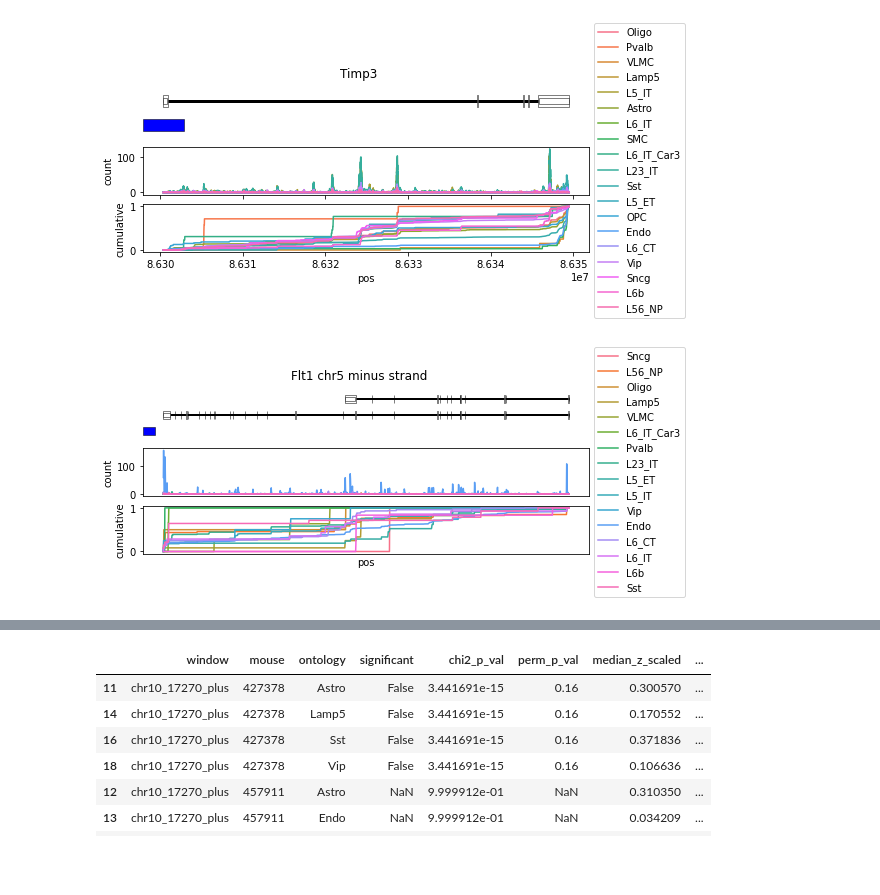
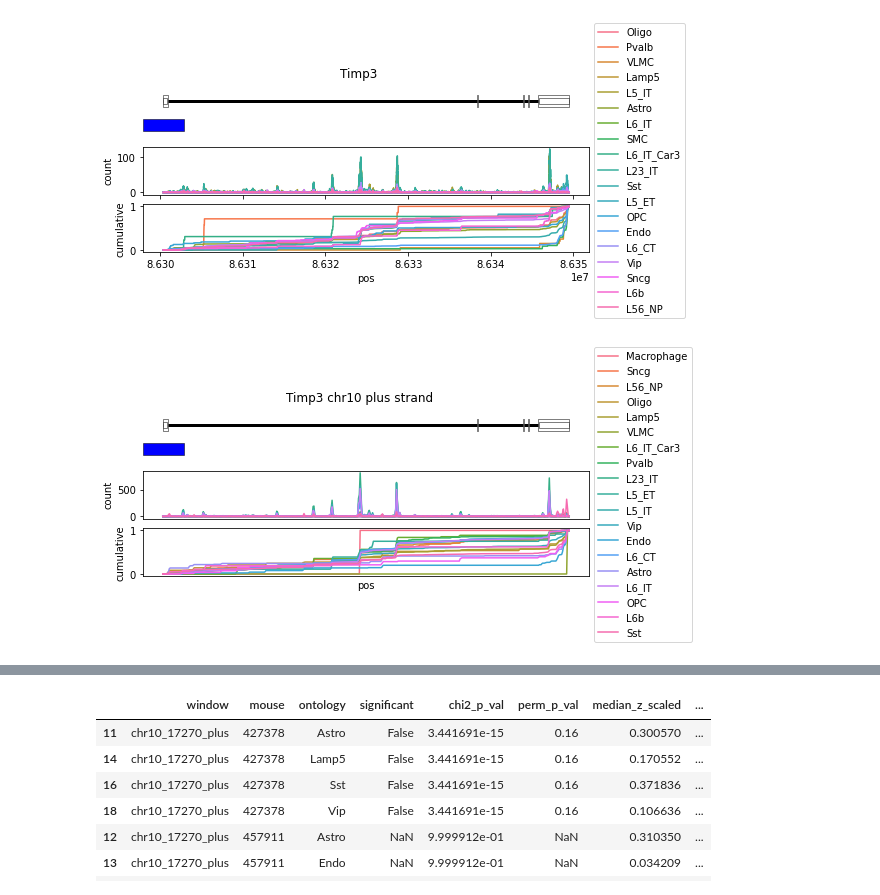
Before and after one commit to salzman-lab/SPRAWL, a Jupyter notebook: analysis/custom_cdf_plotting.ipynb, the cells around one changed output, grey strips where cells are left out. Saved outputs shown, nothing was run; the diff lists cells and outputs as text; code cells hidden in the pictures; blank space fills up the shorter version.

```diff
--- a/analysis/custom_cdf_plotting.ipynb
+++ b/analysis/custom_cdf_plotting.ipynb
@@ -328,32 +344,32 @@ def plot_read_buildup(gene,ann,bam_paths,ws=10,scale_bar_size=5000):
         count_df = pd.concat((count_df,ont_df))
 
     count_df['cumulative'] = count_df.groupby('ont')['count'].cumsum()
     count_df['cumulative'] = count_df.groupby('ont')['cumulative'].transform(lambda v: v/v.max())
 
     sns.lineplot(
         x = 'pos',
         y = 'count',
         hue = 'ont',
         data = count_df,
         ax = axs[1],
     )
     axs[1].legend(loc='center left', bbox_to_anchor=(1, 0.5))
 
     sns.lineplot(
         x = 'pos',
         y = 'cumulative',
         hue = 'ont',
         data = count_df,
         ax = axs[2],
         legend = False,
     )
     plt.xticks([])
     plt.suptitle('{} {} {} strand'.format(gene,chrom,strand))
     return fig
 
 
-fig = plot_read_buildup('Flt1',merf_gtf,mouse_onts,ws=100,scale_bar_size=5000)
+fig = plot_read_buildup('Timp3',merf_gtf,mouse_onts,ws=100,scale_bar_size=5000)
 plt.show()
 plt.close()
 # %% [output]
-[figure, old version]
+[figure, new version]
```
Also changed, not shown: parts of 7 cells of this notebook, 59 other files.
